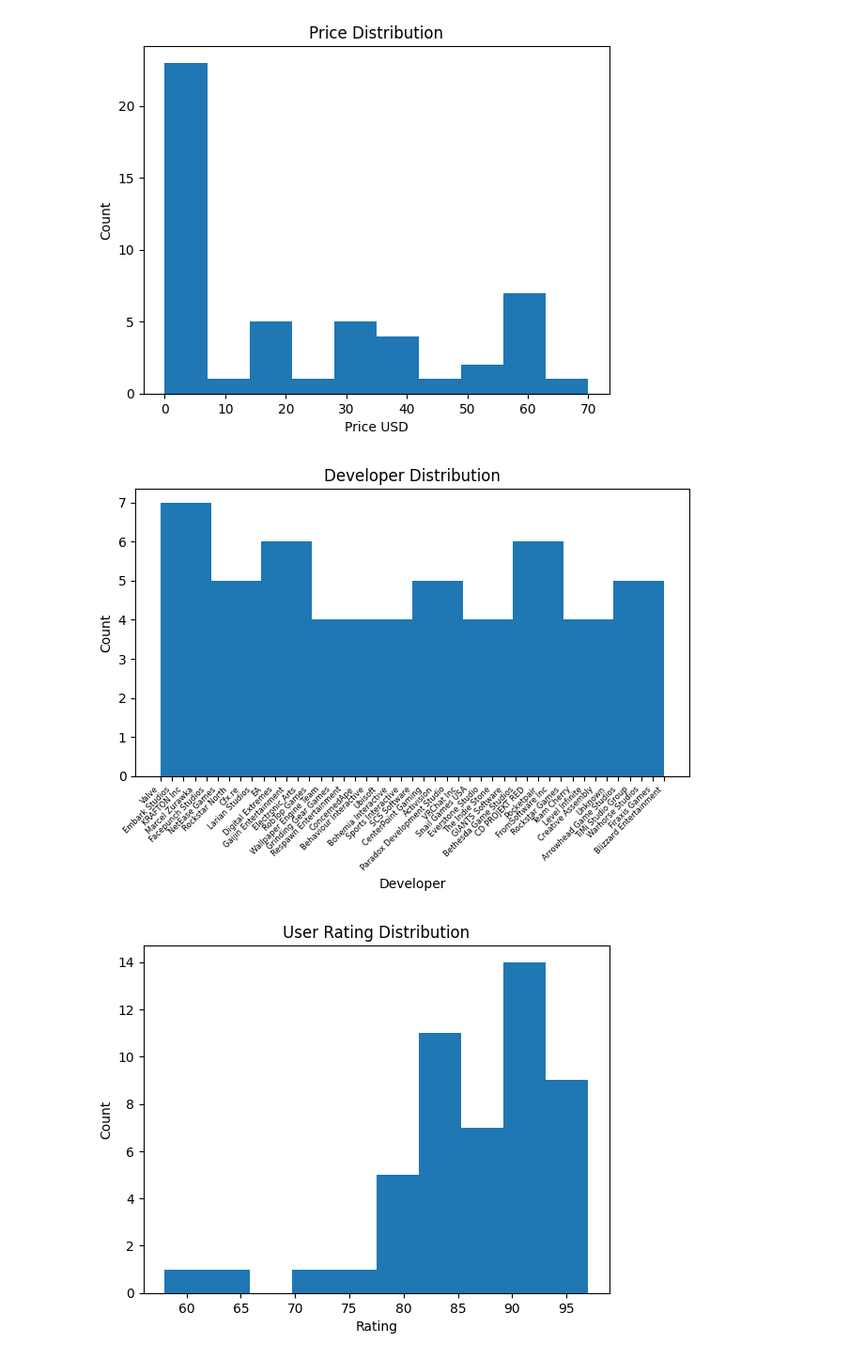
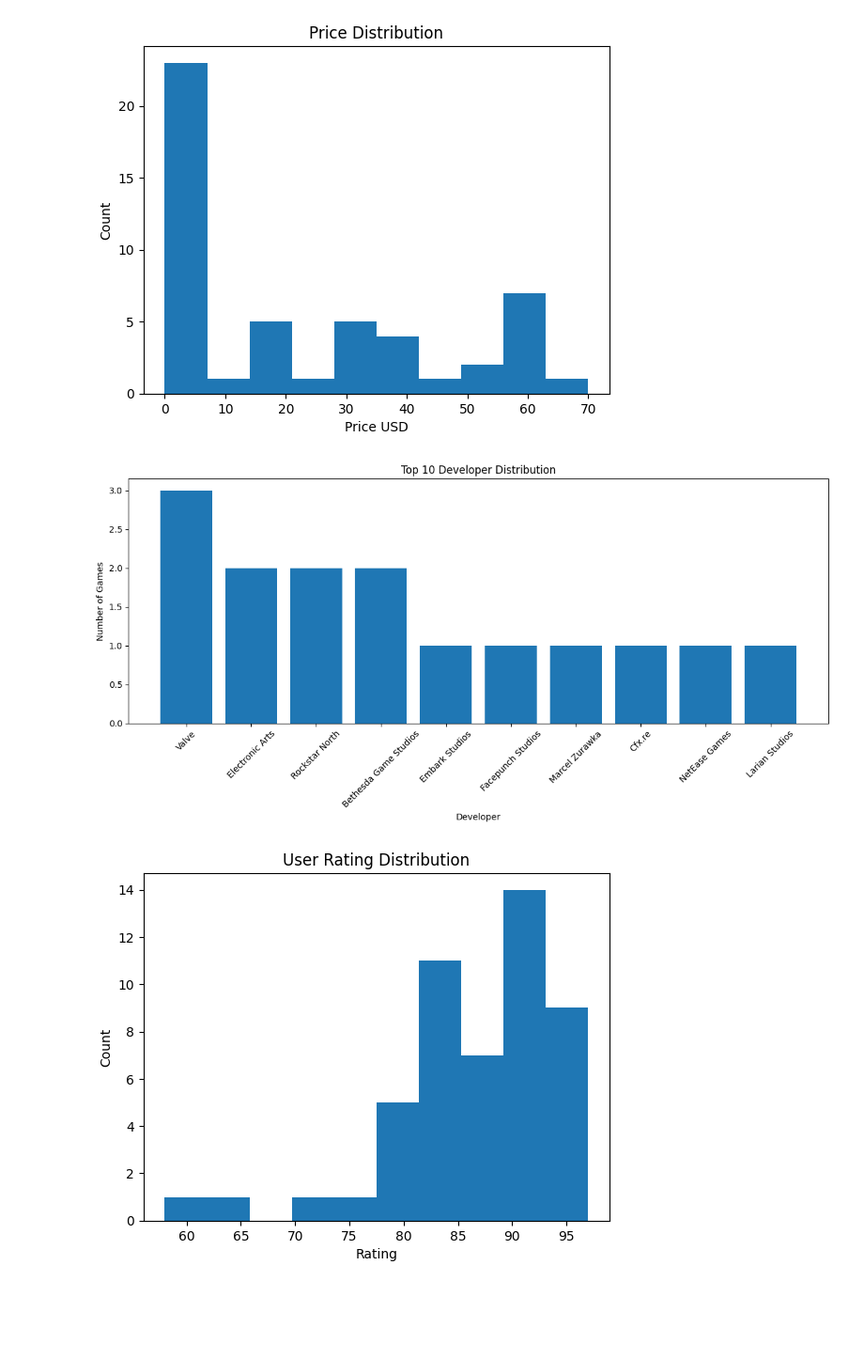
Before and after one commit to thanhvu911/machine-learning, a Jupyter notebook: Project 1 Instructions.ipynb, the cells around one changed output. Shown at 94% size. Drawn from its saved outputs; the diff is of its cells as text; code cells hidden in the pictures; blank space fills up the shorter version.

```diff
--- a/Project 1 Instructions.ipynb
+++ b/Project 1 Instructions.ipynb
@@ -251,15 +256,17 @@ plt.show()
 # %% [output]
 [figure]
 # %%
-plt.hist(df['developer'])
-plt.title('Developer Distribution')
+plt.figure(figsize=(12, 6))
+developer_counts = df['developer'].value_counts().head(10)  # Top 10 developers
+plt.bar(developer_counts.index, developer_counts.values)
+plt.title('Top 10 Developer Distribution')
 plt.xlabel('Developer')
-plt.xticks(rotation=45, ha='right', fontsize=6)
+plt.xticks(rotation=45)
+plt.ylabel('Number of Games')
 plt.tight_layout()
-plt.ylabel('Count')
 plt.show()
 # %% [output]
-[figure, old version]
+[figure, new version]
 # %%
 plt.hist(df['user_rating'])
 plt.title('User Rating Distribution')
```
Also changed, not shown: parts of 6 cells of this notebook, 2 other files.
